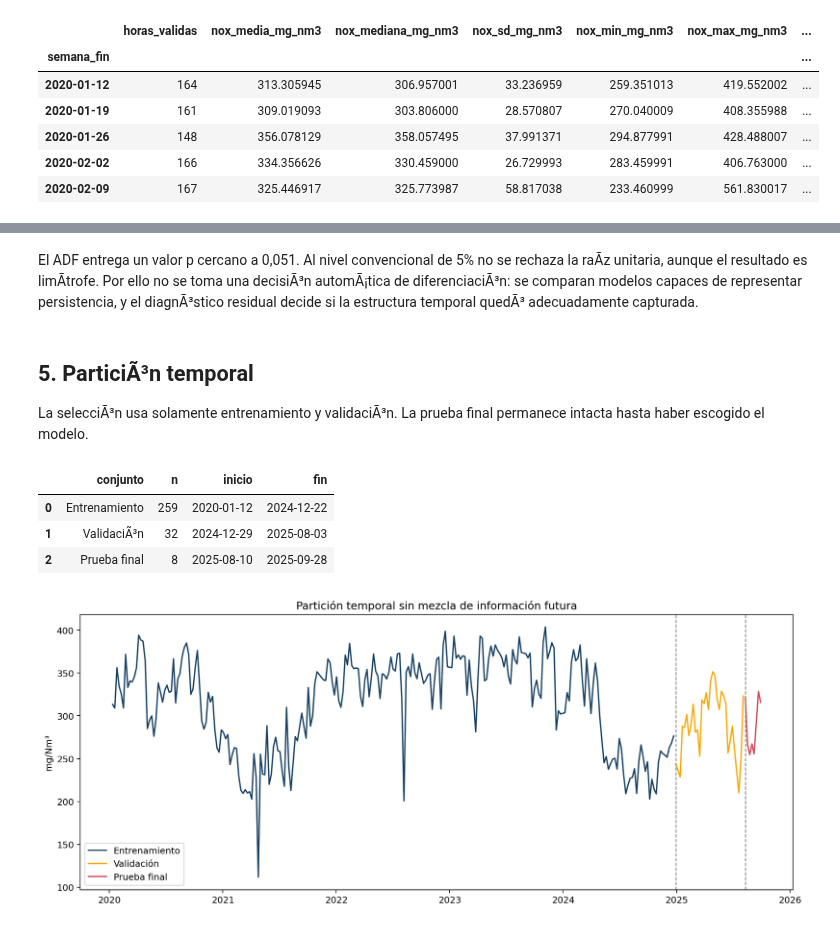
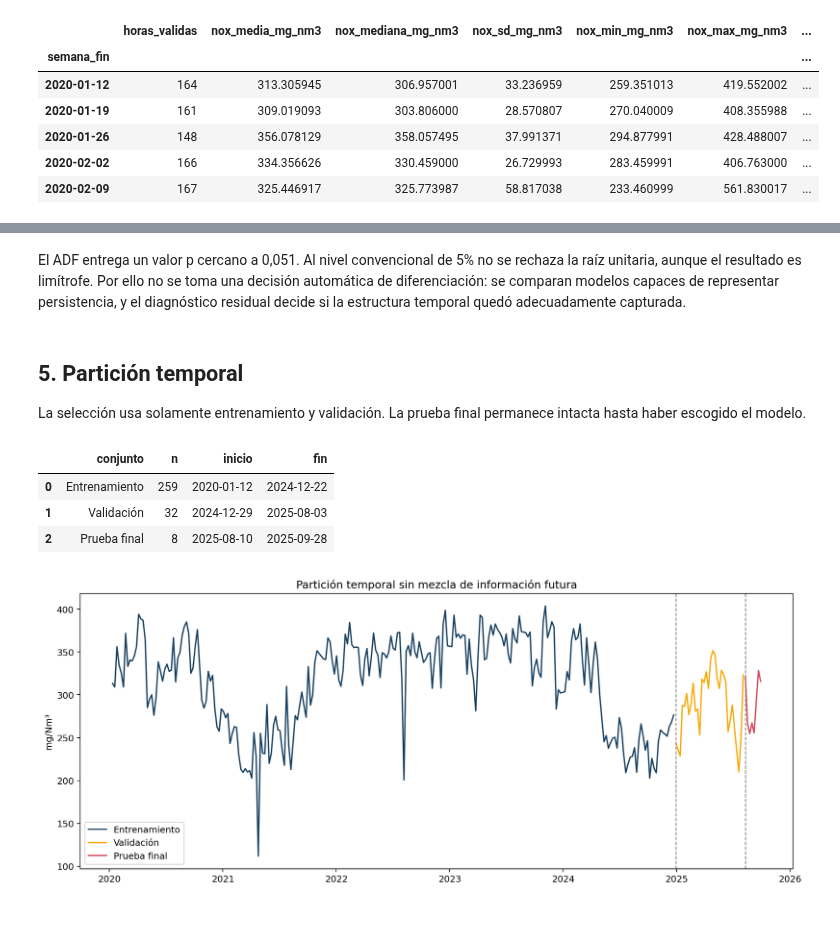
Before and after one commit to glopezr10/proyecto_series_tiempo, a Jupyter notebook: prototipo_entrega/Trabajo_Final_Series_Tiempo.ipynb, the cells around one changed output, grey strips where cells are left out. Saved outputs shown, nothing was run; the diff lists cells and outputs as text; code cells hidden in the pictures.

```diff
--- a/prototipo_entrega/Trabajo_Final_Series_Tiempo.ipynb
+++ b/prototipo_entrega/Trabajo_Final_Series_Tiempo.ipynb
@@ -176,25 +176,25 @@ n observaciones     295.000000
 dtype: float64
 # %% [markdown]
-El ADF entrega un valor p cercano a 0,051. Al nivel convencional de 5% no se rechaza la raÃ­z unitaria, aunque el resultado es limÃ­trofe. Por ello no se toma una decisiÃ³n automÃ¡tica de diferenciaciÃ³n: se comparan modelos capaces de representar persistencia, y el diagnÃ³stico residual decide si la estructura temporal quedÃ³ adecuadamente capturada.
+El ADF entrega un valor p cercano a 0,051. Al nivel convencional de 5% no se rechaza la raíz unitaria, aunque el resultado es limítrofe. Por ello no se toma una decisión automática de diferenciación: se comparan modelos capaces de representar persistencia, y el diagnóstico residual decide si la estructura temporal quedó adecuadamente capturada.
 # %% [markdown]
-## 5. ParticiÃ³n temporal
+## 5. Partición temporal
 
-La selecciÃ³n usa solamente entrenamiento y validaciÃ³n. La prueba final permanece intacta hasta haber escogido el modelo.
+La selección usa solamente entrenamiento y validación. La prueba final permanece intacta hasta haber escogido el modelo.
 # %%
 train = serie.iloc[:-(H_VALIDACION + H_PRUEBA)]
 validacion = serie.iloc[-(H_VALIDACION + H_PRUEBA):-H_PRUEBA]
 prueba = serie.iloc[-H_PRUEBA:]
 
 pd.DataFrame({
-    "conjunto": ["Entrenamiento", "ValidaciÃ³n", "Prueba final"],
+    "conjunto": ["Entrenamiento", "Validación", "Prueba final"],
     "n": [len(train), len(validacion), len(prueba)],
     "inicio": [train.index.min(), validacion.index.min(), prueba.index.min()],
     "fin": [train.index.max(), validacion.index.max(), prueba.index.max()],
 })
 # %% [output]
 |  | conjunto | n | inicio | fin |
 | 0 | Entrenamiento | 259 | 2020-01-12 | 2024-12-22 |
-| 1 | ValidaciÃ³n | 32 | 2024-12-29 | 2025-08-03 |
+| 1 | Validación | 32 | 2024-12-29 | 2025-08-03 |
 | 2 | Prueba final | 8 | 2025-08-10 | 2025-09-28 |
 # %%
 display(Image(filename=str(FIGURES / "04_particion_temporal.png")))
```
Also changed, not shown: parts of 18 cells of this notebook, 7 other files.
